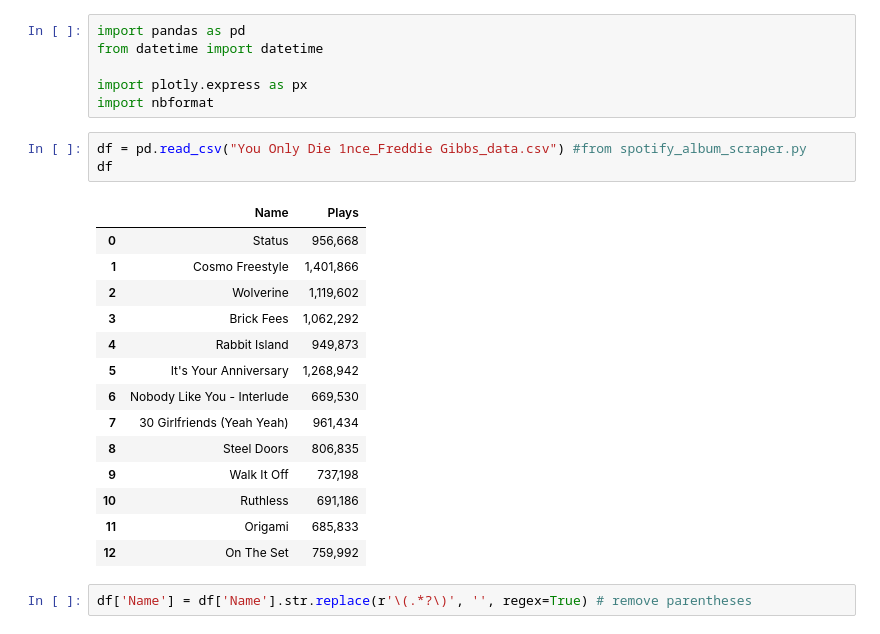
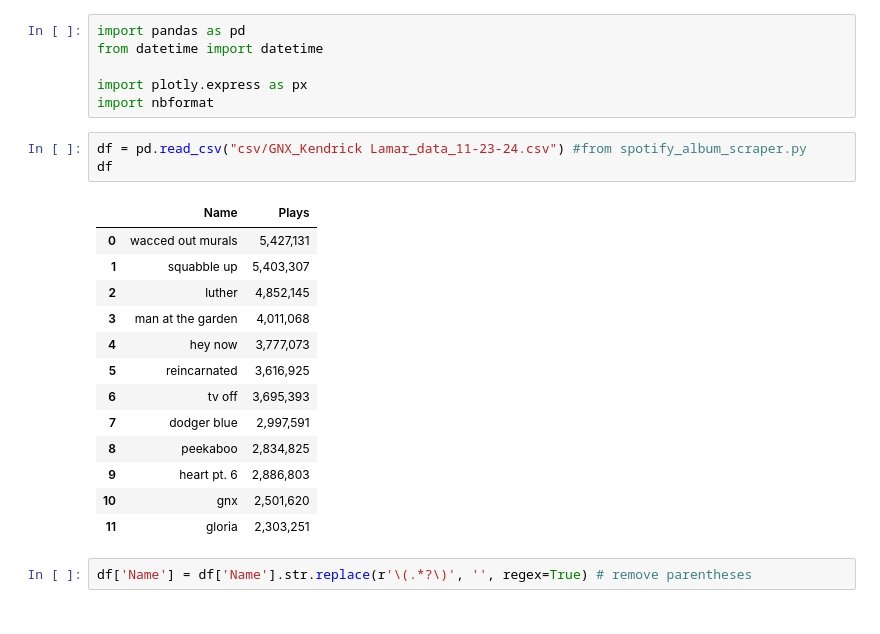
Before and after one commit to anthonydangg/rapmetrics, a Jupyter notebook: src/album_scraper/most_pop_on_album.ipynb, the cells around one changed output. Saved outputs shown, nothing was run; the diff lists cells and outputs as text.

```diff
--- a/src/album_scraper/most_pop_on_album.ipynb
+++ b/src/album_scraper/most_pop_on_album.ipynb
@@ -7,23 +7,22 @@ from datetime import datetime
 import plotly.express as px
 import nbformat
 # %%
-df = pd.read_csv("You Only Die 1nce_Freddie Gibbs_data.csv") #from spotify_album_scraper.py
+df = pd.read_csv("csv/GNX_Kendrick Lamar_data_11-23-24.csv") #from spotify_album_scraper.py
 df
 # %% [output]
 |  | Name | Plays |
-| 0 | Status | 956,668 |
-| 1 | Cosmo Freestyle | 1,401,866 |
-| 2 | Wolverine | 1,119,602 |
-| 3 | Brick Fees | 1,062,292 |
-| 4 | Rabbit Island | 949,873 |
-| 5 | It's Your Anniversary | 1,268,942 |
-| 6 | Nobody Like You - Interlude | 669,530 |
-| 7 | 30 Girlfriends (Yeah Yeah) | 961,434 |
-| 8 | Steel Doors | 806,835 |
-| 9 | Walk It Off | 737,198 |
-| 10 | Ruthless | 691,186 |
-| 11 | Origami | 685,833 |
-| 12 | On The Set | 759,992 |
+| 0 | wacced out murals | 5,427,131 |
+| 1 | squabble up | 5,403,307 |
+| 2 | luther | 4,852,145 |
+| 3 | man at the garden | 4,011,068 |
+| 4 | hey now | 3,777,073 |
+| 5 | reincarnated | 3,616,925 |
+| 6 | tv off | 3,695,393 |
+| 7 | dodger blue | 2,997,591 |
+| 8 | peekaboo | 2,834,825 |
+| 9 | heart pt. 6 | 2,886,803 |
+| 10 | gnx | 2,501,620 |
+| 11 | gloria | 2,303,251 |
 # %%
 df['Name'] = df['Name'].str.replace(r'\(.*?\)', '', regex=True) # remove parentheses
 # %%
```
Also changed, not shown: 3 other files.
